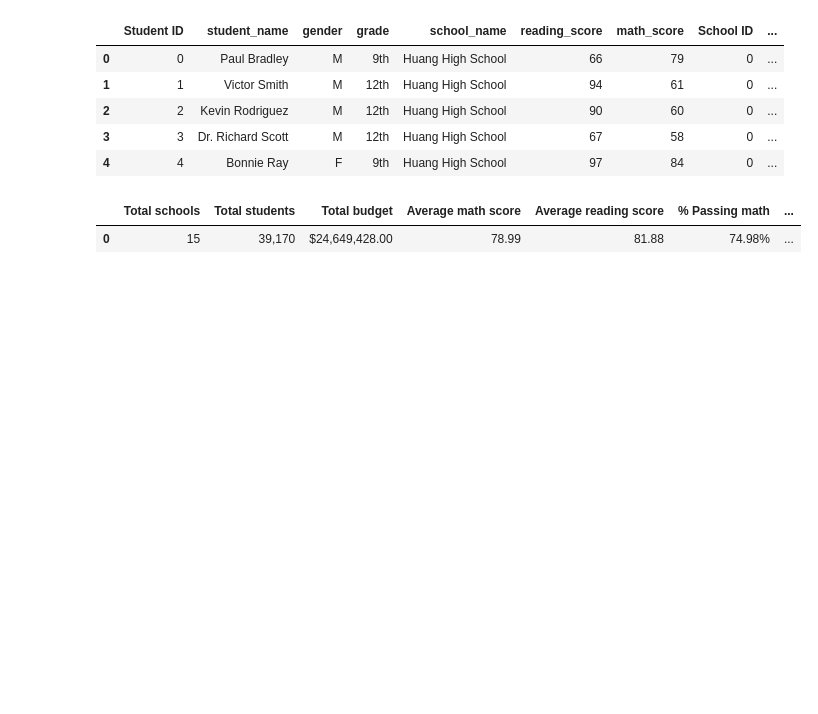
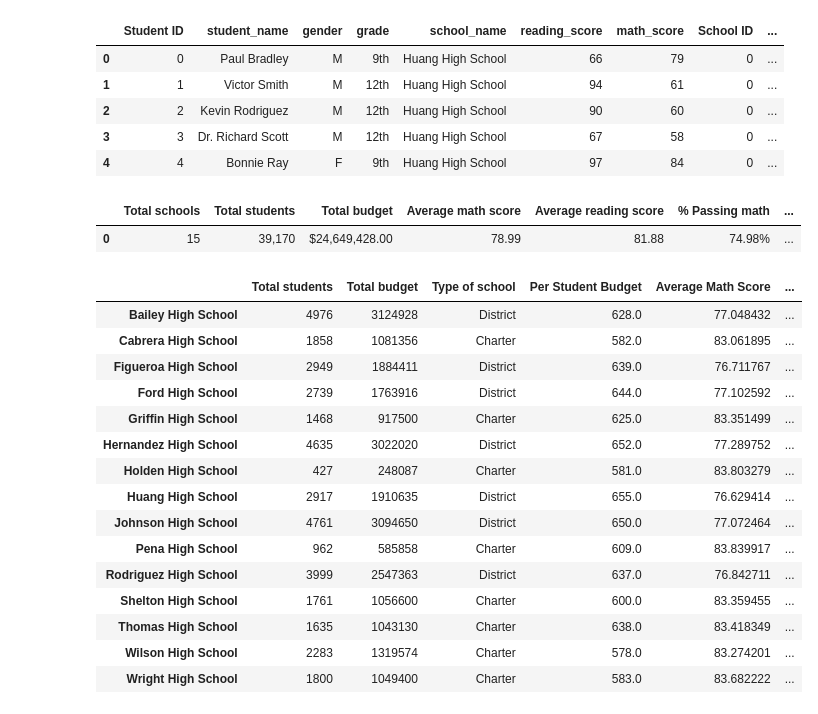
Before and after one commit to Emm9-Hmm/pandas-challenge, a Jupyter notebook: PyCitySchools/PyCitySchools.ipynb, the cells around one changed output. Cells and saved outputs as stored; diff of their text form; code cells hidden in the pictures; blank space fills up the shorter version.

Commit message:
school summary and performing

```diff
--- a/PyCitySchools/PyCitySchools.ipynb
+++ b/PyCitySchools/PyCitySchools.ipynb
@@ -70,3 +70,72 @@ district_df
 # %% [output]
 |  | Total schools | Total students | Total budget | Average math score | Average reading score | % Passing math | ... |
 | 0 | 15 | 39,170 | $24,649,428.00 | 78.99 | 81.88 | 74.98% | ... |
+# %%
+## School Summary
+
+indexes = schools_df['school_name'].values.tolist()
+#School Name
+
+#School Type
+school_type = pd.Series(schools_df['type'].values.tolist(),index=indexes)
+
+#Total Students
+total_students = students_df['school_name'].value_counts()
+
+#Total School Budget
+total_school_budget = pd.Series(schools_df['budget'].values.tolist(),index=indexes)
+
+summary_school = pd.DataFrame({'Total students' : total_students,
+                              'Total budget' : total_school_budget,
+                              'Type of school' : school_type})
+
+#Per Student Budget
+summary_school['Per Student Budget'] = summary_school['Total budget'] / summary_school['Total students']
+
+#Average Math Score
+average_math = schools_full_df.groupby('school_name')['math_score'].mean()
+summary_school['Average Math Score'] = average_math
+
+#Average Reading Score
+average_read = schools_full_df.groupby('school_name')['reading_score'].mean()
+summary_school['Average Reading Score'] = average_read
+
+#% Passing Math (The percentage of students that passed math.)
+math_per = schools_full_df.loc[schools_full_df['math_score']>= 70, :]
+math_per.groupby('school_name')['math_score'].count()
+summary_school['% Passing math'] = math_per.groupby('school_name')['math_score'].count() / summary_school['Total students']
+
+#% Passing Reading (The percentage of students that passed reading.)
+red_per = schools_full_df.loc[schools_full_df['reading_score']>= 70, :]
+red_per = red_per.groupby('school_name')['reading_score'].count()
+summary_school['% Passing reading'] = red_per / summary_school['Total students']
+
+#% Overall Passing (The percentage of students that passed math **and** reading.)
+math_per = schools_full_df.loc[schools_full_df['math_score']>= 70, :]
+red_per = math_per.loc[math_per['reading_score']>= 70, :]
+red_per = red_per.groupby('school_name')['reading_score'].count()
+summary_school['% Passing both'] = red_per / summary_school['Total students']
+
+#Create a dataframe to hold the above results
+
+summary_school
+
+
+#summary_school['% Passing Math'] = schools_full_df.groupby('school_name')[]
+# %% [output]
+|  | Total students | Total budget | Type of school | Per Student Budget | Average Math Score | ... |
+| Bailey High School | 4976 | 3124928 | District | 628.0 | 77.048432 | ... |
+| Cabrera High School | 1858 | 1081356 | Charter | 582.0 | 83.061895 | ... |
+| Figueroa High School | 2949 | 1884411 | District | 639.0 | 76.711767 | ... |
+| Ford High School | 2739 | 1763916 | District | 644.0 | 77.102592 | ... |
+| Griffin High School | 1468 | 917500 | Charter | 625.0 | 83.351499 | ... |
+| Hernandez High School | 4635 | 3022020 | District | 652.0 | 77.289752 | ... |
+| Holden High School | 427 | 248087 | Charter | 581.0 | 83.803279 | ... |
+| Huang High School | 2917 | 1910635 | District | 655.0 | 76.629414 | ... |
+| Johnson High School | 4761 | 3094650 | District | 650.0 | 77.072464 | ... |
+| Pena High School | 962 | 585858 | Charter | 609.0 | 83.839917 | ... |
+| Rodriguez High School | 3999 | 2547363 | District | 637.0 | 76.842711 | ... |
+| Shelton High School | 1761 | 1056600 | Charter | 600.0 | 83.359455 | ... |
+| Thomas High School | 1635 | 1043130 | Charter | 638.0 | 83.418349 | ... |
+| Wilson High School | 2283 | 1319574 | Charter | 578.0 | 83.274201 | ... |
+| Wright High School | 1800 | 1049400 | Charter | 583.0 | 83.682222 | ... |
```
Also changed, not shown: parts of 4 cells of this notebook.
